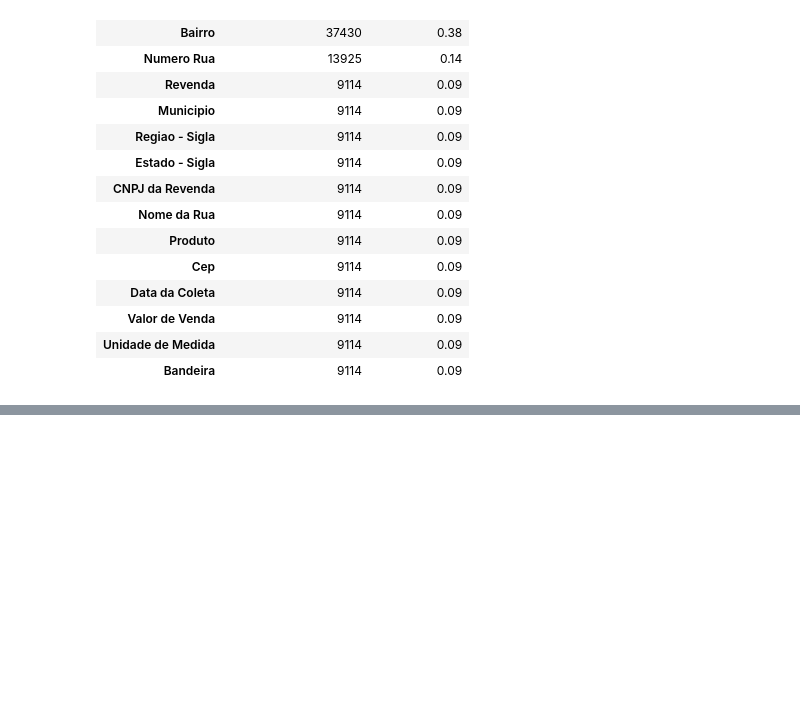
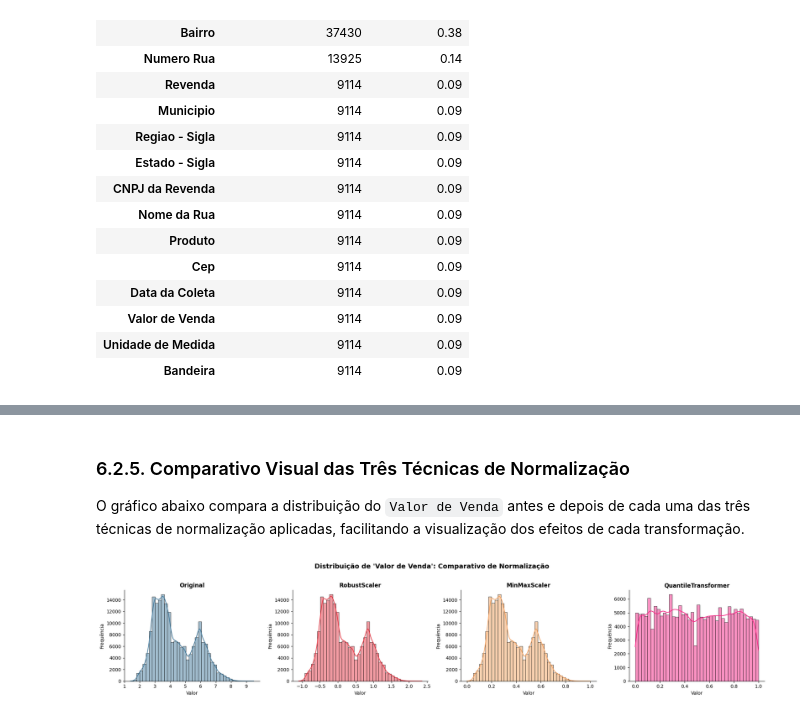
Before and after one commit to LucasCabra7/precos-combustiveis-brasil-2015-2025, a Jupyter notebook: Grupo_4_Análise_Exploratória_e_Modelagem_Preditiva_dos_Preços_de_Combustíveis_no_Brasil_(2015–2025).ipynb, the cells around one changed output, grey strips where cells are left out. Cells and saved outputs as stored; diff of their text form; code cells hidden in the pictures; blank space fills up the shorter version.

```diff
--- a/Grupo_4_Análise_Exploratória_e_Modelagem_Preditiva_dos_Preços_de_Combustíveis_no_Brasil_(2015–2025).ipynb
+++ b/Grupo_4_Análise_Exploratória_e_Modelagem_Preditiva_dos_Preços_de_Combustíveis_no_Brasil_(2015–2025).ipynb
@@ -2199,0 +2849,56 @@ Essas análises são fundamentais para orientar as próximas etapas do projeto,
+# %% [markdown]
+
+### 6.2.5. Comparativo Visual das Três Técnicas de Normalização
+
+O gráfico abaixo compara a distribuição do `Valor de Venda` antes e depois de cada uma das três técnicas de normalização aplicadas, facilitando a visualização dos efeitos de cada transformação.
+# %%
+
+class ComparadorDeEscalonamentos:
+    """
+    Visualiza lado a lado o efeito das três técnicas de normalização
+    sobre a variável alvo.
+    """
+
+    def __init__(self, coluna_alvo: str = 'Valor de Venda'):
+        self.coluna_alvo = coluna_alvo
+
+    def plotar(
+        self,
+        df_original: pd.DataFrame,
+        df_robust: pd.DataFrame,
+        df_minmax: pd.DataFrame,
+        df_quantile: pd.DataFrame
+    ) -> None:
+        frames = {
+            'Original': df_original,
+            'RobustScaler': df_robust,
+            'MinMaxScaler': df_minmax,
+            'QuantileTransformer': df_quantile,
+        }
+
+        cores = ['#457B9D', '#E63946', '#F4A261', '#F72585']
+
+        fig, axes = plt.subplots(1, 4, figsize=(20, 4))
+        fig.suptitle(
+            f"Distribuição de '{self.coluna_alvo}': Comparativo de Normalização",
+            fontsize=14, fontweight='bold', y=1.02
+        )
+
+        for ax, (titulo, df_), cor in zip(axes, frames.items(), cores):
+            if self.coluna_alvo not in df_.columns:
+                ax.set_visible(False)
+                continue
+            sns.histplot(df_[self.coluna_alvo].dropna(), ax=ax, kde=True, color=cor, bins=40)
+            ax.set_title(titulo, fontweight='bold')
+            ax.set_xlabel('Valor')
+            ax.set_ylabel('Frequência')
+            sns.despine(ax=ax)
+
+        plt.tight_layout()
+        plt.show()
+
+
+comparador = ComparadorDeEscalonamentos(coluna_alvo=COLUNA_ALVO)
+comparador.plotar(df_encoded, df_robust, df_minmax, df_quantile)
+# %% [output]
+[figure, added]
```
Also changed, not shown: parts of 39 cells of this notebook.
